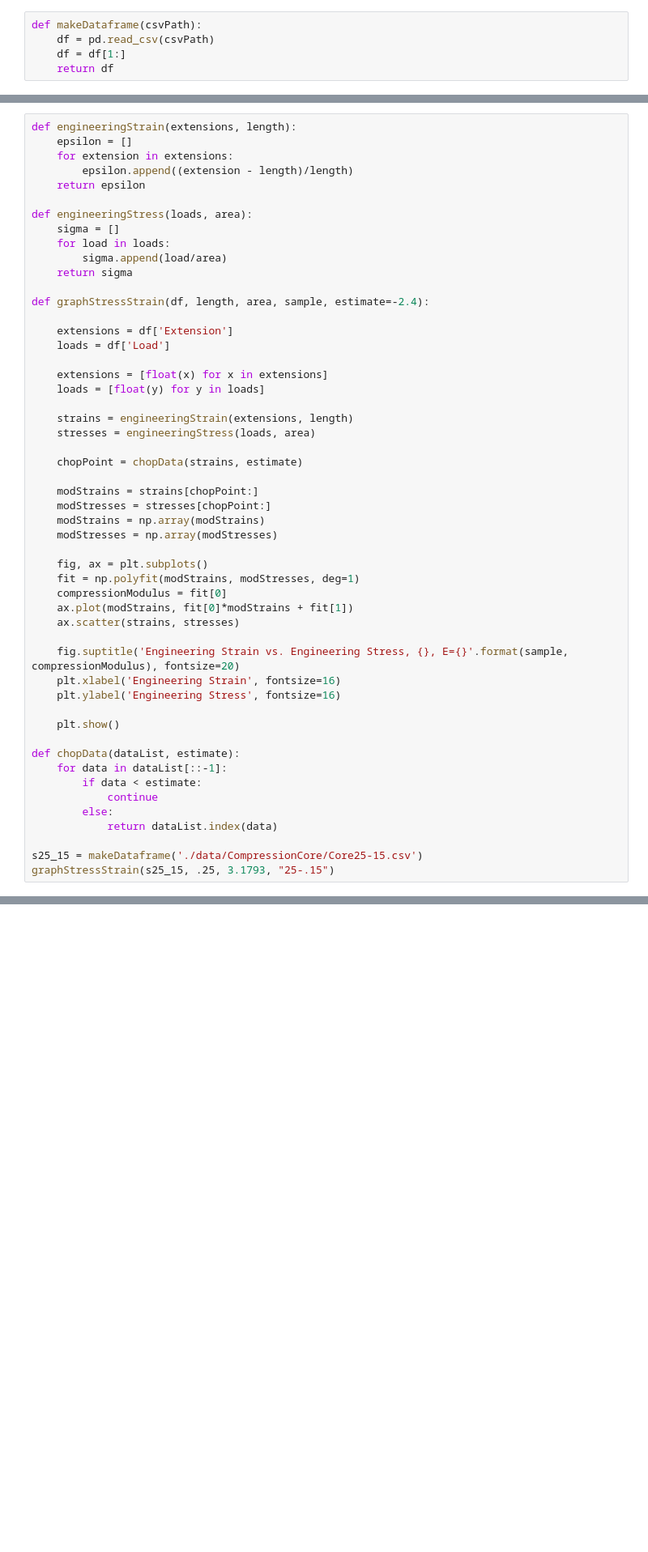
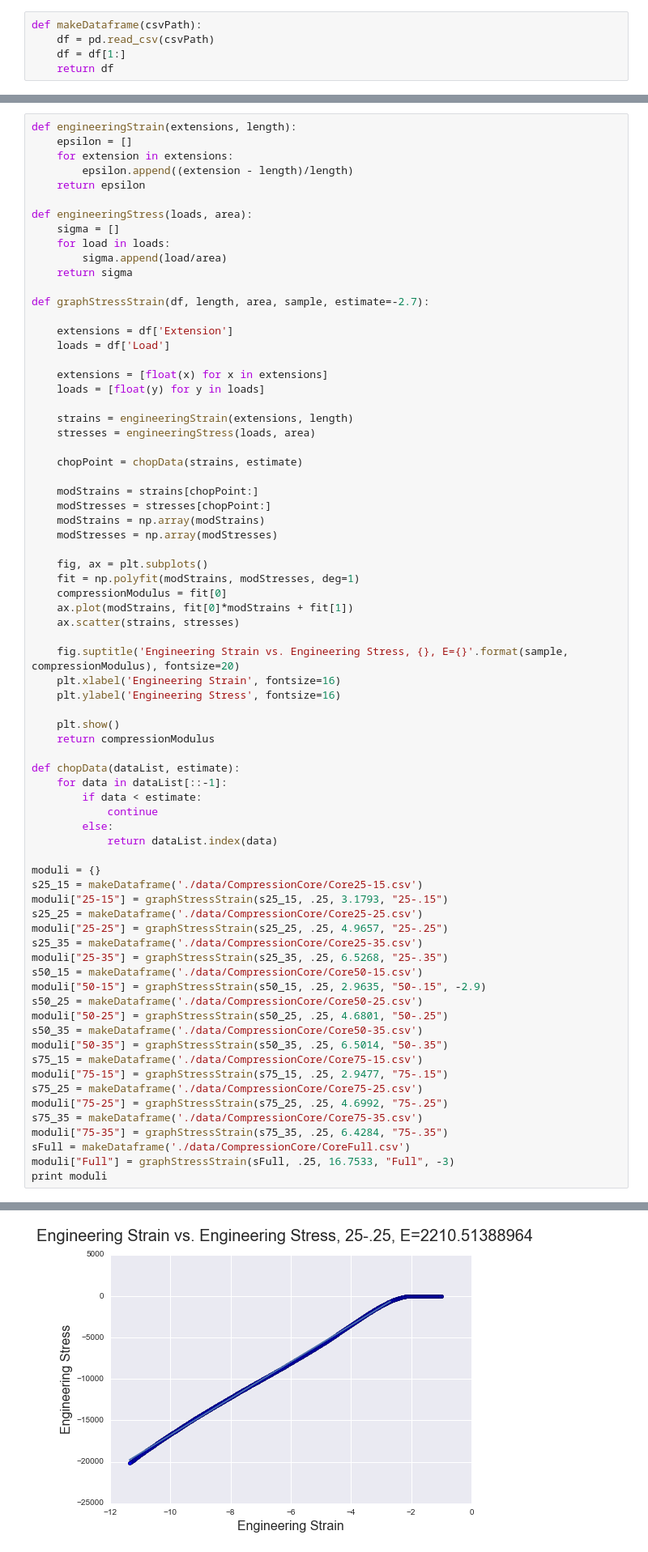
Before and after one commit to keenanzucker/boardz, a Jupyter notebook: compressionCore.ipynb, the cells around one changed output, grey strips where cells are left out. Shown at 81% size. Saved outputs shown, nothing was run; the diff lists cells and outputs as text; blank space fills up the shorter version.

Commit message:
Compression crunching complete

```diff
--- a/compressionCore.ipynb
+++ b/compressionCore.ipynb
@@ -69,7 +69,7 @@ def engineeringStress(loads, area):
         sigma.append(load/area)
     return sigma
 
-def graphStressStrain(df, length, area, sample, estimate=-2.4):
+def graphStressStrain(df, length, area, sample, estimate=-2.7):
 
     extensions = df['Extension']
     loads = df['Load']
@@ -82,31 +82,53 @@ def graphStressStrain(df, length, area, sample, estimate=-2.4):
 
     chopPoint = chopData(strains, estimate)
 
     modStrains = strains[chopPoint:]
     modStresses = stresses[chopPoint:]
     modStrains = np.array(modStrains)
     modStresses = np.array(modStresses)
 
     fig, ax = plt.subplots()
     fit = np.polyfit(modStrains, modStresses, deg=1)
     compressionModulus = fit[0]
     ax.plot(modStrains, fit[0]*modStrains + fit[1])
     ax.scatter(strains, stresses)
 
     fig.suptitle('Engineering Strain vs. Engineering Stress, {}, E={}'.format(sample, compressionModulus), fontsize=20)
     plt.xlabel('Engineering Strain', fontsize=16)
     plt.ylabel('Engineering Stress', fontsize=16)
 
     plt.show()
+    return compressionModulus
 
 def chopData(dataList, estimate):
     for data in dataList[::-1]:
         if data < estimate:
             continue
         else:
             return dataList.index(data)
 
+moduli = {}
 s25_15 = makeDataframe('./data/CompressionCore/Core25-15.csv')
-graphStressStrain(s25_15, .25, 3.1793, "25-.15")
+moduli["25-15"] = graphStressStrain(s25_15, .25, 3.1793, "25-.15")
+s25_25 = makeDataframe('./data/CompressionCore/Core25-25.csv')
+moduli["25-25"] = graphStressStrain(s25_25, .25, 4.9657, "25-.25")
+s25_35 = makeDataframe('./data/CompressionCore/Core25-35.csv')
+moduli["25-35"] = graphStressStrain(s25_35, .25, 6.5268, "25-.35")
+s50_15 = makeDataframe('./data/CompressionCore/Core50-15.csv')
+moduli["50-15"] = graphStressStrain(s50_15, .25, 2.9635, "50-.15", -2.9)
+s50_25 = makeDataframe('./data/CompressionCore/Core50-25.csv')
+moduli["50-25"] = graphStressStrain(s50_25, .25, 4.6801, "50-.25")
+s50_35 = makeDataframe('./data/CompressionCore/Core50-35.csv')
+moduli["50-35"] = graphStressStrain(s50_35, .25, 6.5014, "50-.35")
+s75_15 = makeDataframe('./data/CompressionCore/Core75-15.csv')
+moduli["75-15"] = graphStressStrain(s75_15, .25, 2.9477, "75-.15")
+s75_25 = makeDataframe('./data/CompressionCore/Core75-25.csv')
+moduli["75-25"] = graphStressStrain(s75_25, .25, 4.6992, "75-.25")
+s75_35 = makeDataframe('./data/CompressionCore/Core75-35.csv')
+moduli["75-35"] = graphStressStrain(s75_35, .25, 6.4284, "75-.35")
+sFull = makeDataframe('./data/CompressionCore/CoreFull.csv')
+moduli["Full"] = graphStressStrain(sFull, .25, 16.7533, "Full", -3)
+print moduli
 # %% [output]
 [figure]
+[figure, added]
```
Also changed, not shown: parts of 3 cells of this notebook, 12 other files.
